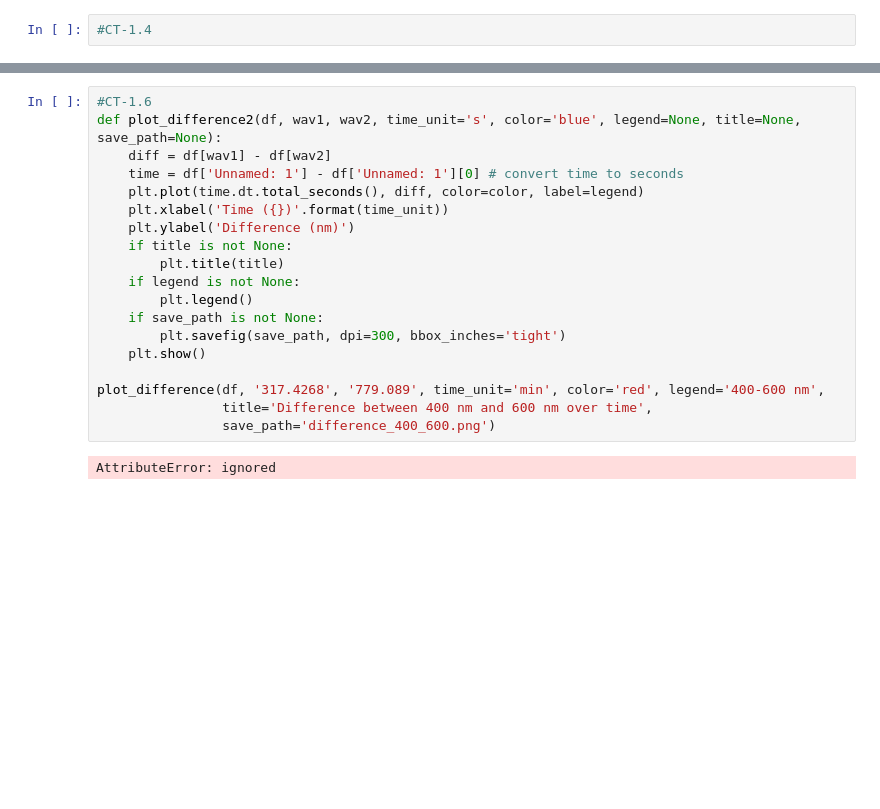
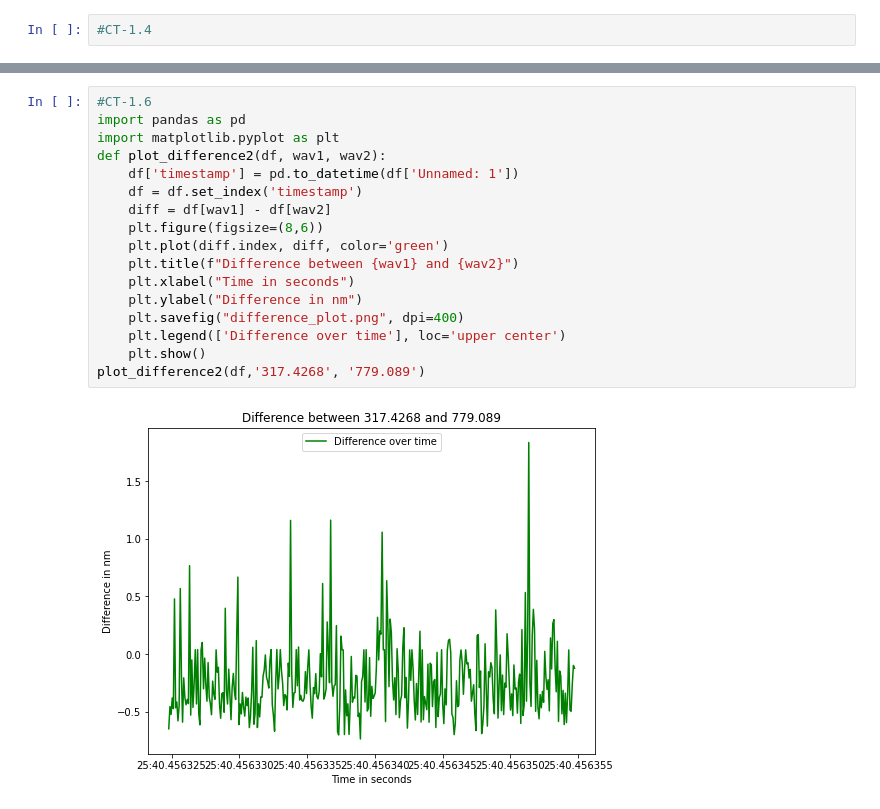
Before and after one commit to studerlukas/Studer-Lukas, a Jupyter notebook: CodingTask1.ipynb, the cells around one changed output, grey strips where cells are left out. Drawn from its saved outputs; the diff is of its cells as text; blank space fills up the shorter version.

```diff
--- a/CodingTask1.ipynb
+++ b/CodingTask1.ipynb
@@ -77,21 +72,19 @@ plot_difference(df, '317.4268', '779.089')
-# %%
-#CT-1.6
-def plot_difference2(df, wav1, wav2, time_unit='s', color='blue', legend=None, title=None, save_path=None):
-    diff = df[wav1] - df[wav2]
-    time = df['Unnamed: 1'] - df['Unnamed: 1'][0] # convert time to seconds
-    plt.plot(time.dt.total_seconds(), diff, color=color, label=legend)
-    plt.xlabel('Time ({})'.format(time_unit))
-    plt.ylabel('Difference (nm)')
-    if title is not None:
-        plt.title(title)
-    if legend is not None:
-        plt.legend()
-    if save_path is not None:
-        plt.savefig(save_path, dpi=300, bbox_inches='tight')
-    plt.show()
-
-plot_difference(df, '317.4268', '779.089', time_unit='min', color='red', legend='400-600 nm',
-                title='Difference between 400 nm and 600 nm over time',
-                save_path='difference_400_600.png')
-# %% [output]
-AttributeError: ignored
+# %%
+#CT-1.6
+import pandas as pd
+import matplotlib.pyplot as plt
+def plot_difference2(df, wav1, wav2):
+    df['timestamp'] = pd.to_datetime(df['Unnamed: 1'])
+    df = df.set_index('timestamp')
+    diff = df[wav1] - df[wav2]
+    plt.figure(figsize=(8,6))
+    plt.plot(diff.index, diff, color='green')
+    plt.title(f"Difference between {wav1} and {wav2}")
+    plt.xlabel("Time in seconds")
+    plt.ylabel("Difference in nm")
+    plt.savefig("difference_plot.png", dpi=400)
+    plt.legend(['Difference over time'], loc='upper center')
+    plt.show()
+plot_difference2(df,'317.4268', '779.089')
+# %% [output]
+[figure, added]
```
Also changed, not shown: parts of 2 cells of this notebook.
